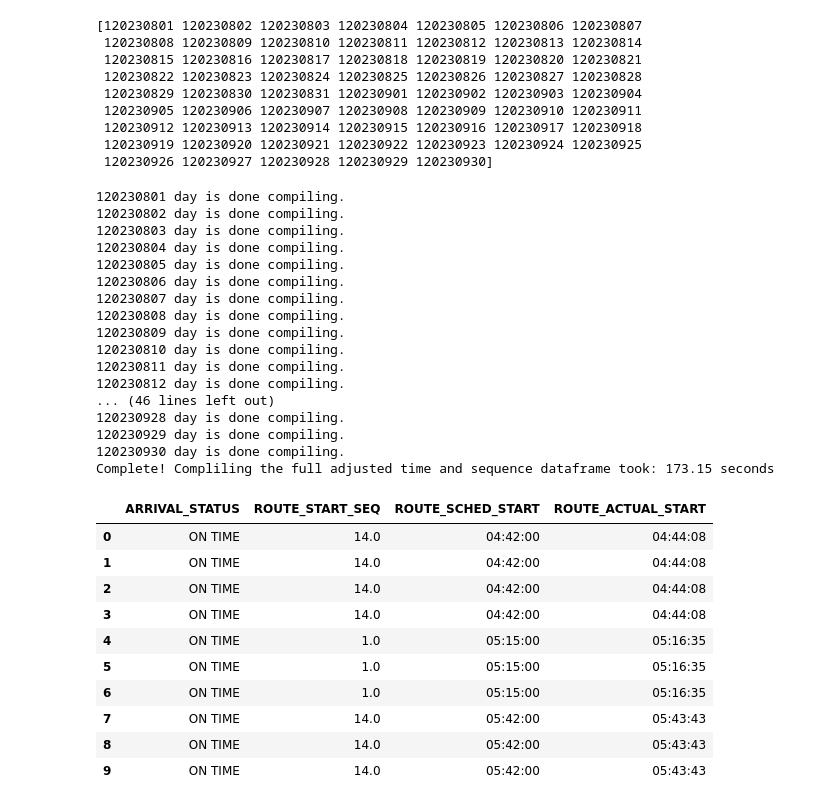
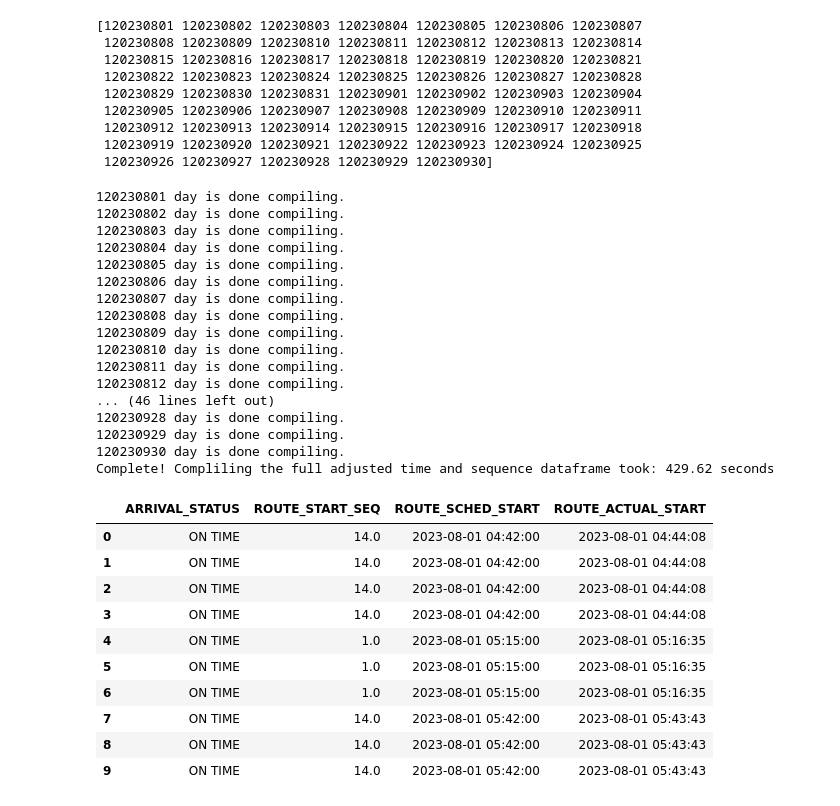
Before and after one commit to ballir27/wego-nashville-bus-adherence, a Jupyter notebook: Notebooks/AB-WeGo-Dist-Time-Travelled-Analysis.ipynb, the cells around one changed output. Saved outputs shown, nothing was run; the diff lists cells and outputs as text; code cells hidden in the pictures.

```diff
--- a/Notebooks/AB-WeGo-Dist-Time-Travelled-Analysis.ipynb
+++ b/Notebooks/AB-WeGo-Dist-Time-Travelled-Analysis.ipynb
@@ -68,8 +69,12 @@ print(calendar_id_list_unique)
  120230926 120230927 120230928 120230929 120230930]
 # %%
 headway_df['SCHEDULED_TIME']=pd.to_datetime(headway_df['SCHEDULED_TIME']).dt.time
+# %%
+headway_df['ACTUAL_ARRIVAL_TIME']=pd.to_datetime(headway_df['ACTUAL_ARRIVAL_TIME']).dt.time
 # %%
 headway_df['ACTUAL_DEPARTURE_TIME']=pd.to_datetime(headway_df['ACTUAL_DEPARTURE_TIME']).dt.time
+# %%
+headway_df['DATE']=pd.to_datetime(headway_df['DATE']).dt.date
 # %%
 start_time = time.time()
 headway_df_adj = pd.DataFrame(None)
@@ -81,10 +86,38 @@ for day in calendar_id_list_unique:
     for i in range(len(headway_df_day)):
         if headway_df_day.loc[i,'TRIP_EDGE'] == 1:
             headway_df_day.loc[i,'ROUTE_START_SEQ'] = headway_df_day.loc[i,'ROUTE_STOP_SEQUENCE']
-            sched_start_dict.update({headway_df_day.loc[i,'TRIP_ID']:headway_df_day.loc[i,'SCHEDULED_TIME']})
-            actual_start_dict.update({headway_df.loc[i,'TRIP_ID']:headway_df_day.loc[i,'ACTUAL_DEPARTURE_TIME']})
+            try:
+                sched_start_dict.update({headway_df_day.loc[i,'TRIP_ID']:datetime.combine(headway_df_day.loc[i,'DATE'],headway_df_day.loc[i,'SCHEDULED_TIME'])})
+            except:
+                pass
+
+            try:
+                actual_start_dict.update({headway_df.loc[i,'TRIP_ID']:datetime.combine(headway_df_day.loc[i,'DATE'],headway_df_day.loc[i,'ACTUAL_DEPARTURE_TIME'])})
+            except:
+                pass
         else:
             headway_df_day.loc[i,'ROUTE_START_SEQ'] = np.nan
+
+    #Scheduled time now datetime
+    for i in range(len(headway_df_day)):
+        try:
+            headway_df_day.loc[i,'SCHEDULED_TIME'] = datetime.combine(headway_df_day.loc[i,'DATE'],headway_df_day.loc[i,'SCHEDULED_TIME'])
+        except:
+            pass
+
+    #Actual Arrival Time now datetime
+    for i in range(len(headway_df_day)):
+        try:
+            headway_df_day.loc[i,'ACTUAL_ARRIVAL_TIME'] = datetime.combine(headway_df_day.loc[i,'DATE'],headway_df_day.loc[i,'ACTUAL_ARRIVAL_TIME'])
+        except:
+            pass
+
+    #Actual Departure Time now datetime
+    for i in range(len(headway_df_day)):
+        try:
+            headway_df_day.loc[i,'ACTUAL_DEPARTURE_TIME'] = datetime.combine(headway_df_day.loc[i,'DATE'],headway_df_day.loc[i,'ACTUAL_DEPARTURE_TIME'])
+        except:
+            pass
 
     #Scheduled Trip Start Time
     for i in range(len(headway_df_day)):
@@ -105,45 +138,45 @@ for day in calendar_id_list_unique:
     route_start_dict = dict(zip(route_start_df['TRIP_ID'], route_start_df['ROUTE_START_SEQ']))
     for i in range(len(headway_df_day)):
         headway_df_day.loc[i,'ROUTE_START_SEQ'] = route_start_dict[headway_df_day.loc[i,'TRIP_ID']]
 
     if headway_df_adj.empty:
         headway_df_adj = headway_df_day.copy()
     else:
-        pd.concat([headway_df_adj,headway_df_day], ignore_index=True)
+        headway_df_adj = pd.concat([headway_df_adj,headway_df_day], ignore_index=True)
 
     print(f'{day} day is done compiling.')
 
 print(f"Complete! Compliling the full adjusted time and sequence dataframe took: {time.time()-start_time:.2f} seconds")
 headway_df_adj.iloc[0:10,30:]
 # %% [output]
 120230801 day is done compiling.
 120230802 day is done compiling.
 120230803 day is done compiling.
 120230804 day is done compiling.
 120230805 day is done compiling.
 120230806 day is done compiling.
 120230807 day is done compiling.
 120230808 day is done compiling.
 120230809 day is done compiling.
 120230810 day is done compiling.
 120230811 day is done compiling.
 120230812 day is done compiling.
 ... (46 lines left out)
 120230928 day is done compiling.
 120230929 day is done compiling.
 120230930 day is done compiling.
-Complete! Compliling the full adjusted time and sequence dataframe took: 173.15 seconds
+Complete! Compliling the full adjusted time and sequence dataframe took: 429.62 seconds
 |  | ARRIVAL_STATUS | ROUTE_START_SEQ | ROUTE_SCHED_START | ROUTE_ACTUAL_START |
-| 0 | ON TIME | 14.0 | 04:42:00 | 04:44:08 |
-| 1 | ON TIME | 14.0 | 04:42:00 | 04:44:08 |
-| 2 | ON TIME | 14.0 | 04:42:00 | 04:44:08 |
-| 3 | ON TIME | 14.0 | 04:42:00 | 04:44:08 |
-| 4 | ON TIME | 1.0 | 05:15:00 | 05:16:35 |
-| 5 | ON TIME | 1.0 | 05:15:00 | 05:16:35 |
-| 6 | ON TIME | 1.0 | 05:15:00 | 05:16:35 |
-| 7 | ON TIME | 14.0 | 05:42:00 | 05:43:43 |
-| 8 | ON TIME | 14.0 | 05:42:00 | 05:43:43 |
-| 9 | ON TIME | 14.0 | 05:42:00 | 05:43:43 |
+| 0 | ON TIME | 14.0 | 2023-08-01 04:42:00 | 2023-08-01 04:44:08 |
+| 1 | ON TIME | 14.0 | 2023-08-01 04:42:00 | 2023-08-01 04:44:08 |
+| 2 | ON TIME | 14.0 | 2023-08-01 04:42:00 | 2023-08-01 04:44:08 |
+| 3 | ON TIME | 14.0 | 2023-08-01 04:42:00 | 2023-08-01 04:44:08 |
+| 4 | ON TIME | 1.0 | 2023-08-01 05:15:00 | 2023-08-01 05:16:35 |
+| 5 | ON TIME | 1.0 | 2023-08-01 05:15:00 | 2023-08-01 05:16:35 |
+| 6 | ON TIME | 1.0 | 2023-08-01 05:15:00 | 2023-08-01 05:16:35 |
+| 7 | ON TIME | 14.0 | 2023-08-01 05:42:00 | 2023-08-01 05:43:43 |
+| 8 | ON TIME | 14.0 | 2023-08-01 05:42:00 | 2023-08-01 05:43:43 |
+| 9 | ON TIME | 14.0 | 2023-08-01 05:42:00 | 2023-08-01 05:43:43 |
 # %%
 headway_df_adj['STOP_SEQ_ADJ'] = abs(headway_df_adj['ROUTE_START_SEQ']-headway_df_adj['ROUTE_STOP_SEQUENCE'])+1
 headway_df_adj.iloc[0:10,30:]
```
Also changed, not shown: parts of 15 cells of this notebook.
